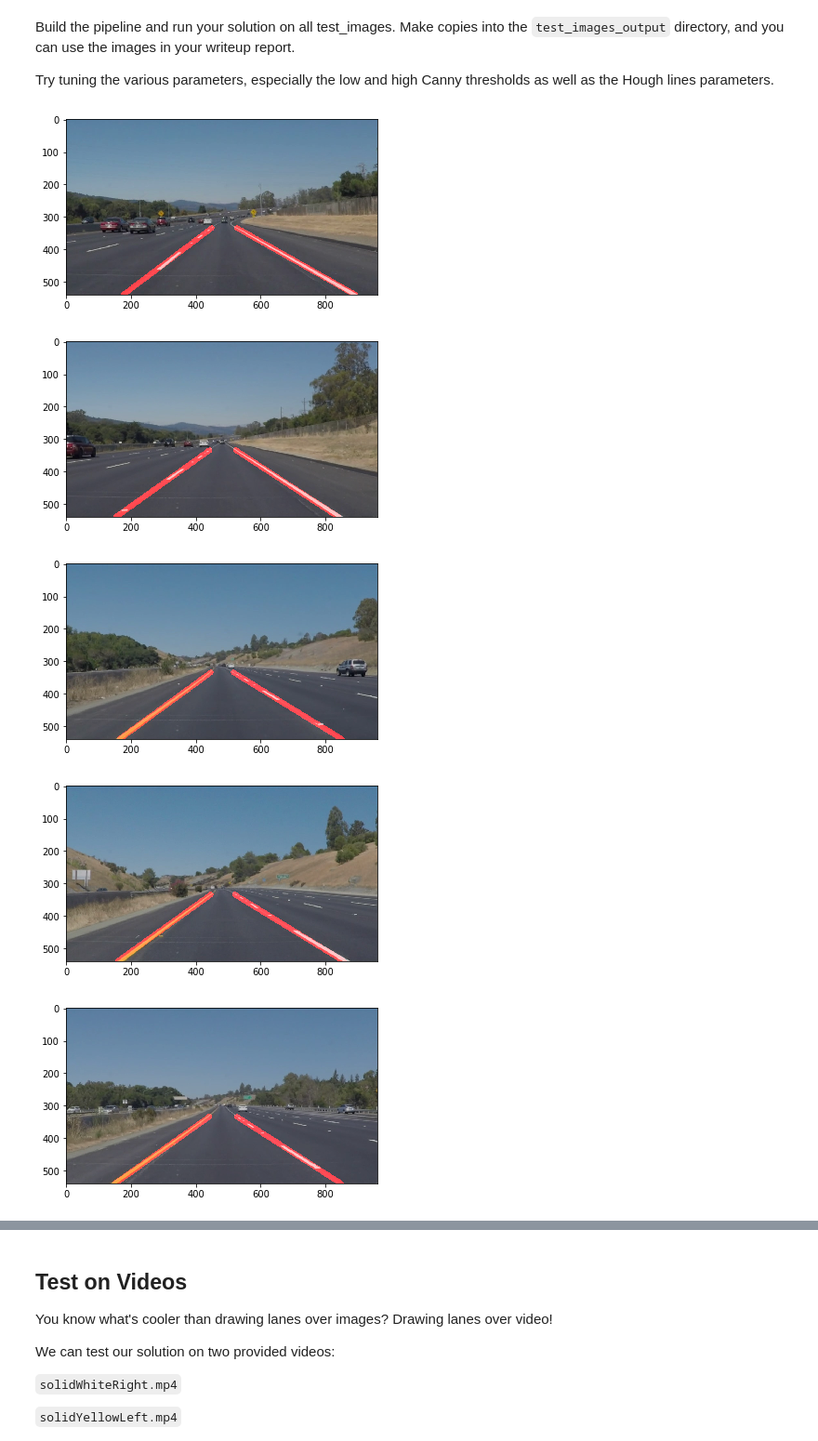
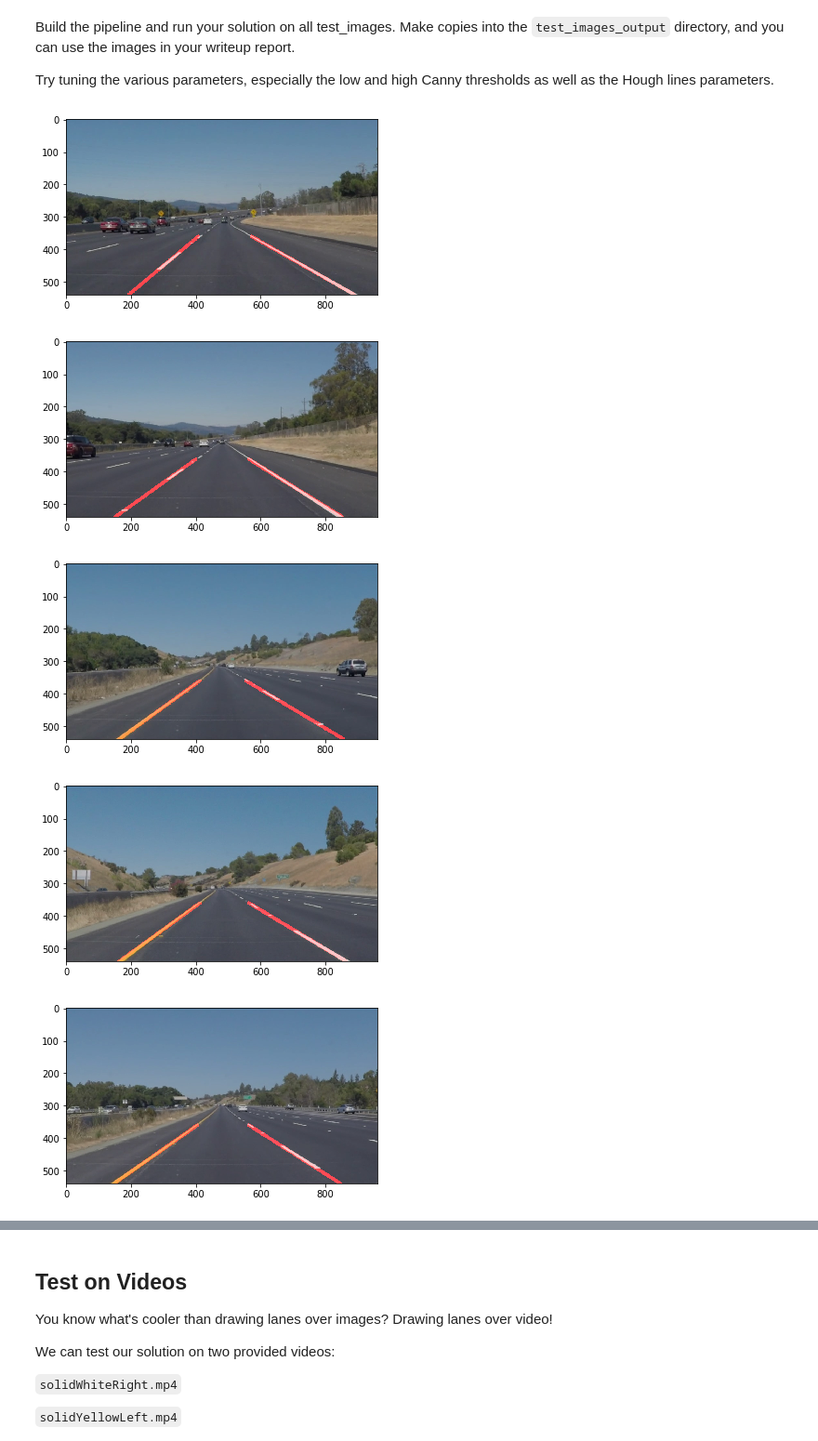
Before and after one commit to zacharyz/sdc-p1, a Jupyter notebook: P1.ipynb, the cells around one changed output, grey strips where cells are left out. Shown: that part at 93% size. Drawn from its saved outputs; the diff is of its cells as text; code cells hidden in the pictures.

```diff
--- a/P1.ipynb
+++ b/P1.ipynb
@@ -318,50 +413,49 @@ def pipeline(img):
    imshape = image.shape
    #print("imshape", imshape)
 
-   # vMax = 325
+   vMax = 325
 
    # lets guess the general dimensions of our region
    height = imshape[0]
    width = imshape[1]
-   upper_half = height*.62
-   ratio = 4/7
-   vertices = np.array([[(20,height),((1-ratio)*width, upper_half),(ratio*width, upper_half), (width-20,height)]], dtype=np.int32)
-   # vertices = np.array([[(0,imshape[0]),(450, vMax), (520, vMax), (imshape[1],imshape[0])]], dtype=np.int32)
+   ratio = 2/3
+   upper_half = height*ratio
+   vertices = np.array([[(40,height),((1-ratio)*width, upper_half),(ratio*width, upper_half), (width-40,height)]], dtype=np.int32)
 
    masked_edges = region_of_interest(edges, vertices)
 
    # Define the Hough transform parameters
    # Make a blank the same size as our image to draw on
    rho = 3 # distance resolution in pixels of the Hough grid
    theta = np.pi/180 # angular resolution in radians of the Hough grid
    threshold = 95     # minimum number of votes (intersections in Hough grid cell)
    min_line_length = 30 #minimum number of pixels making up a line
    max_line_gap = 22    # maximum gap in pixels between connectable line segments
    # line_image = np.copy(image)*0 # creating a blank to draw lines on
 
 
    #run hough on edge detected image
    line_image = hough_lines(masked_edges, rho, theta, threshold, min_line_length, max_line_gap)
 
    # return line_image
 
    # Create a "color" binary image to combine with line image
    color_edges = np.dstack((edges, edges, edges))
 
 
    #create the color image
    lines_edges = weighted_img(line_image,image)
    #draw the lines on the edge image
    return lines_edges
 
 images = os.listdir("test_images/")
 for test_image in images:
    image = pipeline('test_images/'+test_image)
    plt.imshow(image)
    plt.show()
 # %% [output]
-[figure, old version]
+[figure, new version]
-[figure, old version]
+[figure, new version]
-[figure, old version]
+[figure, new version]
-[figure, old version]
+[figure, new version]
-[figure, old version]
+[figure, new version]
```
Also changed, not shown: parts of 6 cells of this notebook.
